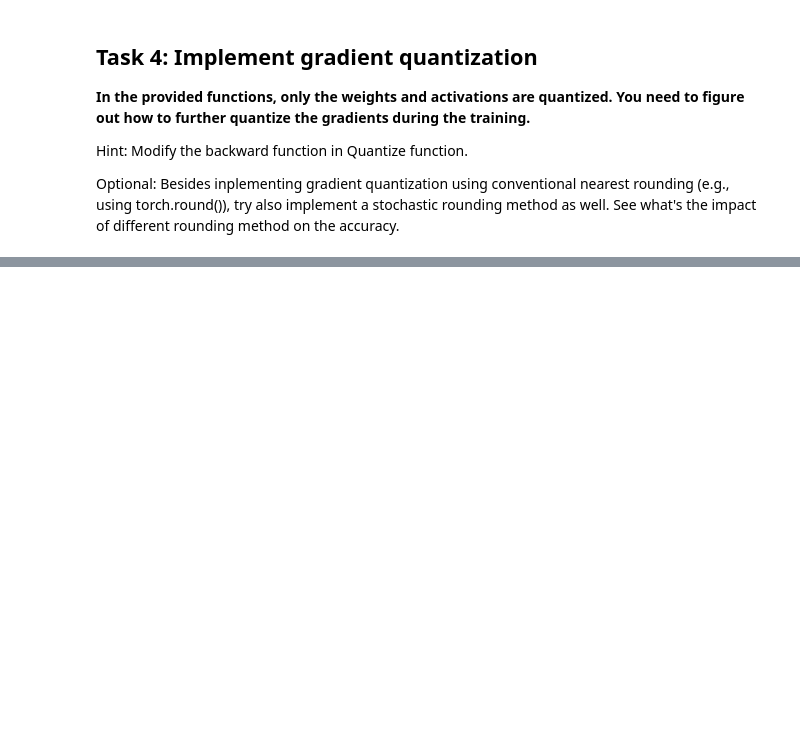
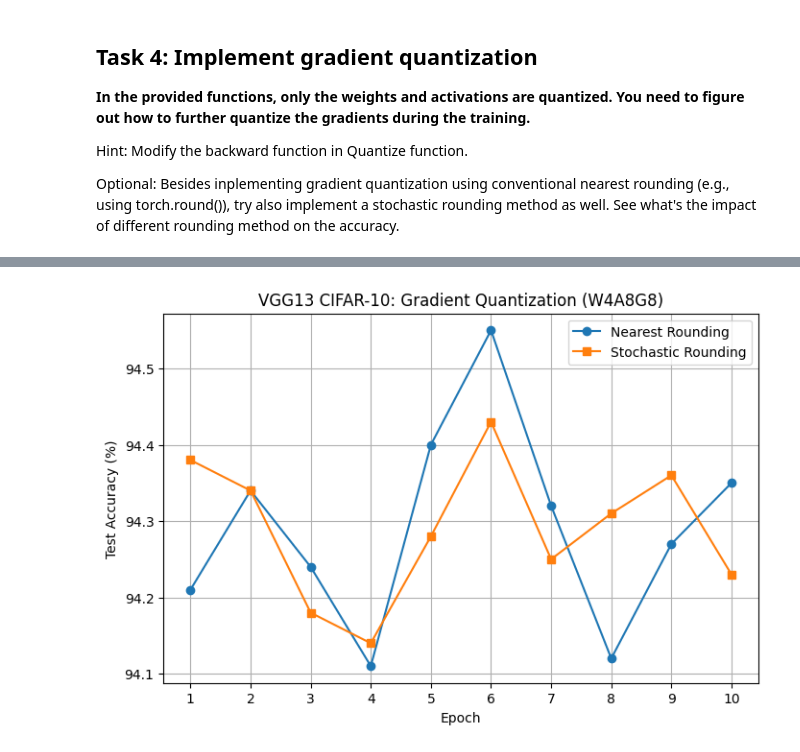
Before and after one commit to Braveenan/CSCI8440_Efficient_Deep_Learning, a Jupyter notebook: Assignment2/Lab_quantization.ipynb, the cells around one changed output, grey strips where cells are left out. Cells and saved outputs as stored; diff of their text form; code cells hidden in the pictures; blank space fills up the shorter version.

```diff
--- a/Assignment2/Lab_quantization.ipynb
+++ b/Assignment2/Lab_quantization.ipynb
@@ -773,0 +992,16 @@ Optional: Besides inplementing gradient quantization using conventional nearest
+# %%
+# Created by: Braveenan Sritharan
+# Date: October 28, 2026
+# Fine-tune VGG13 using W4A8G8 QAT with stochastic gradient rounding and display accuracy.
+
+accuracy_before_g8_stochastic, accuracy_qat_g8_stochastic, test_accuracies_g8_stochastic = main_QAT(
+    weight_bit=4,
+    activation_bit=8,
+    grad_bit=8,
+    rounding="stochastic",
+    epochs=10,
+    lr=0.001
+)
+
+print(f"PTQ W4A8 Accuracy: {accuracy_before_g8_stochastic:.4f}%")
+print(f"QAT W4A8G8 Stochastic Accuracy: {accuracy_qat_g8_stochastic:.4f}%")
@@ -773,0 +1026,54 @@ Optional: Besides inplementing gradient quantization using conventional nearest
+# %%
+# Created by: Braveenan Sritharan
+# Date: October 28, 2026
+# Compare nearest and stochastic gradient rounding accuracy across QAT epochs.
+
+os.makedirs("results", exist_ok=True)
+
+epochs_list = list(range(1, len(test_accuracies_g8)))
+
+plt.figure(figsize=(8, 5))
+
+plt.plot(
+    epochs_list,
+    test_accuracies_g8[1:],
+    marker='o',
+    label='Nearest Rounding'
+)
+
+plt.plot(
+    epochs_list,
+    test_accuracies_g8_stochastic[1:],
+    marker='s',
+    label='Stochastic Rounding'
+)
+
+plt.xlabel("Epoch")
+plt.ylabel("Test Accuracy (%)")
+plt.title("VGG13 CIFAR-10: Gradient Quantization (W4A8G8)")
+plt.xticks(epochs_list)
+plt.grid(True)
+plt.legend()
+
+plt.savefig(
+    "results/4_gradient_rounding_comparison.png",
+    dpi=300,
+    bbox_inches='tight'
+)
+
+plt.show()
+
+results_df = pd.DataFrame({
+    "Epoch": epochs_list,
+    "Nearest Rounding Accuracy (%)": test_accuracies_g8[1:],
+    "Stochastic Rounding Accuracy (%)": test_accuracies_g8_stochastic[1:]
+})
+
+results_df.to_csv(
+    "results/4_gradient_rounding_comparison.csv",
+    index=False
+)
+
+print(results_df)
+# %% [output]
+[figure, added]
```
Also changed, not shown: parts of 13 cells of this notebook, 6 other files.
